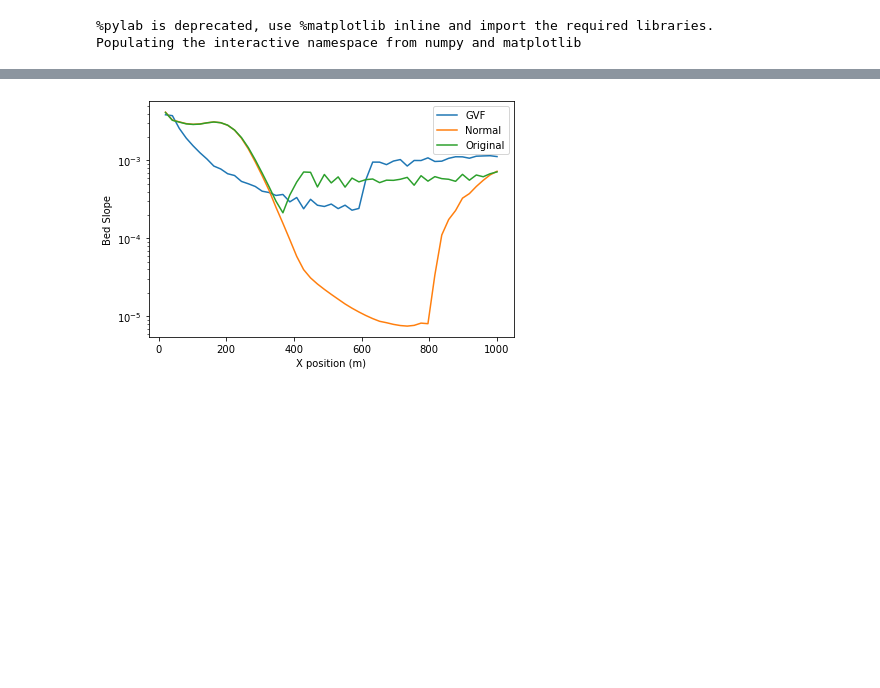
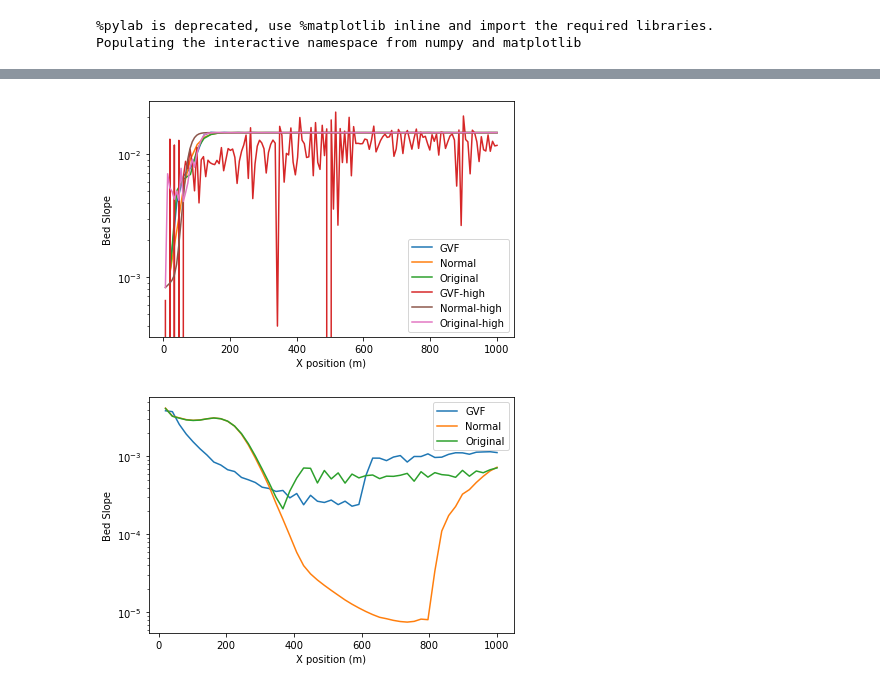
Before and after one commit to CovingtonResearchGroup/champ, a Jupyter notebook: champ/Examples/Flow-comparison.ipynb, the cells around one changed output, grey strips where cells are left out. Cells and saved outputs as stored; diff of their text form; code cells hidden in the pictures; blank space fills up the shorter version.

```diff
--- a/champ/Examples/Flow-comparison.ipynb
+++ b/champ/Examples/Flow-comparison.ipynb
@@ -60,17 +7,0 @@ def plot_sim_width(sims):
-# %%
-def plot_sim_slope(sims):
-    legend_list = []
-    color_dict = {'GVF':'tab:blue', 'Normal':'tab:orange', 'Original':'tab:green'}
-
-    for sim_name in sims.keys():
-        sim = sims[sim_name]
-        x = sim.x_arr
-#        if len(x) > len(sim.slopes):
-#            x = x[1:]
-        semilogy(x[1:], sim.slopes, color=color_dict[sim_name])
-        legend_list.append(sim_name)
-
-    legend(legend_list)
-    xlabel('X position (m)')
-    ylabel('Bed Slope')
-    tight_layout()
@@ -77,3 +119,7 @@ def plot_sim_slope(sims):
+# %%
+plot_sim_slope(sims_multires)
+# %% [output]
+[figure, added]
 # %%
 sims = load_sims(25000)
 #plot_sim_width(sims)
```
Also changed, not shown: parts of 7 cells of this notebook.
